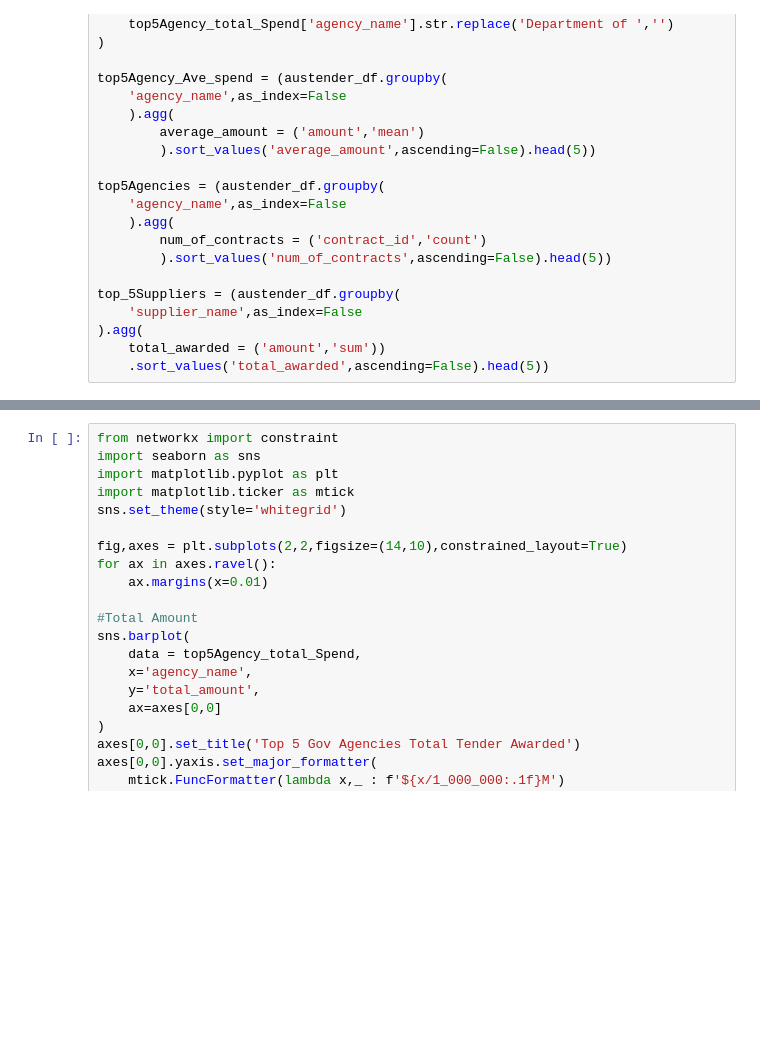
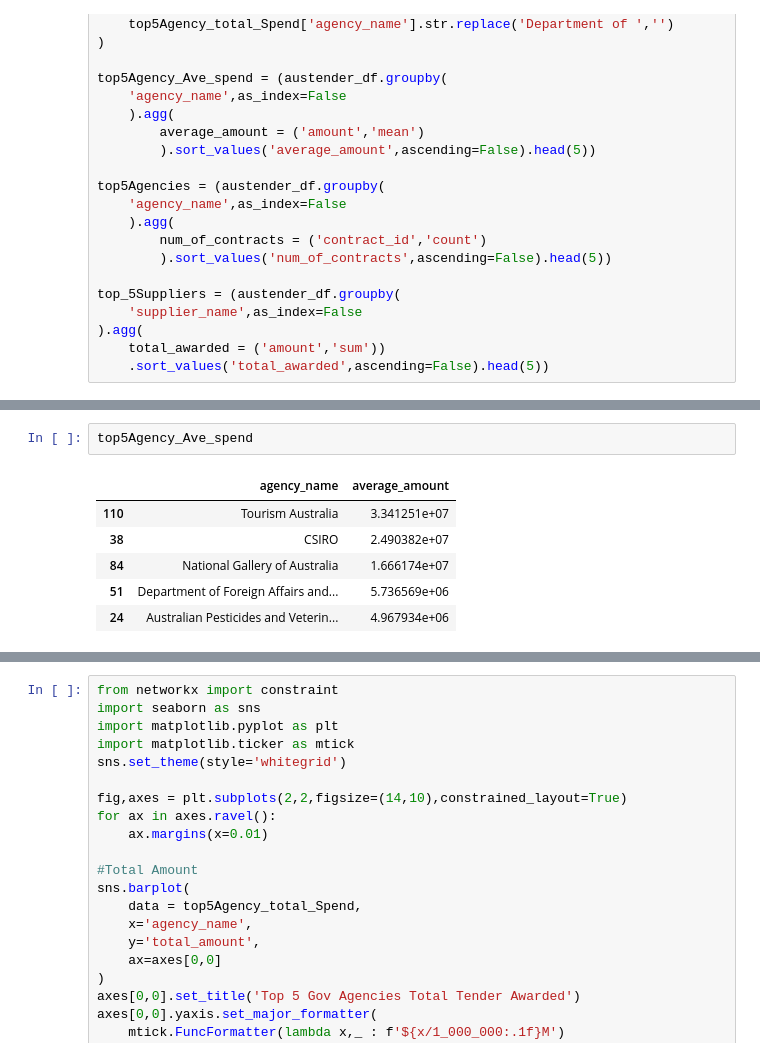
Before and after one commit to ShaunVN/Project_AusTender, a Jupyter notebook: src/source_code.ipynb, the cells around one changed output, grey strips where cells are left out. Cells and saved outputs as stored; diff of their text form; blank space fills up the shorter version.

```diff
--- a/src/source_code.ipynb
+++ b/src/source_code.ipynb
@@ -230,0 +240,9 @@ top_5Suppliers = (austender_df.groupby(
+# %%
+top5Agency_Ave_spend
+# %% [output]
+|  | agency_name | average_amount |
+| 110 | Tourism Australia | 3.341251e+07 |
+| 38 | CSIRO | 2.490382e+07 |
+| 84 | National Gallery of Australia | 1.666174e+07 |
+| 51 | Department of Foreign Affairs and... | 5.736569e+06 |
+| 24 | Australian Pesticides and Veterin... | 4.967934e+06 |
```
Also changed, not shown: parts of 4 cells of this notebook.
